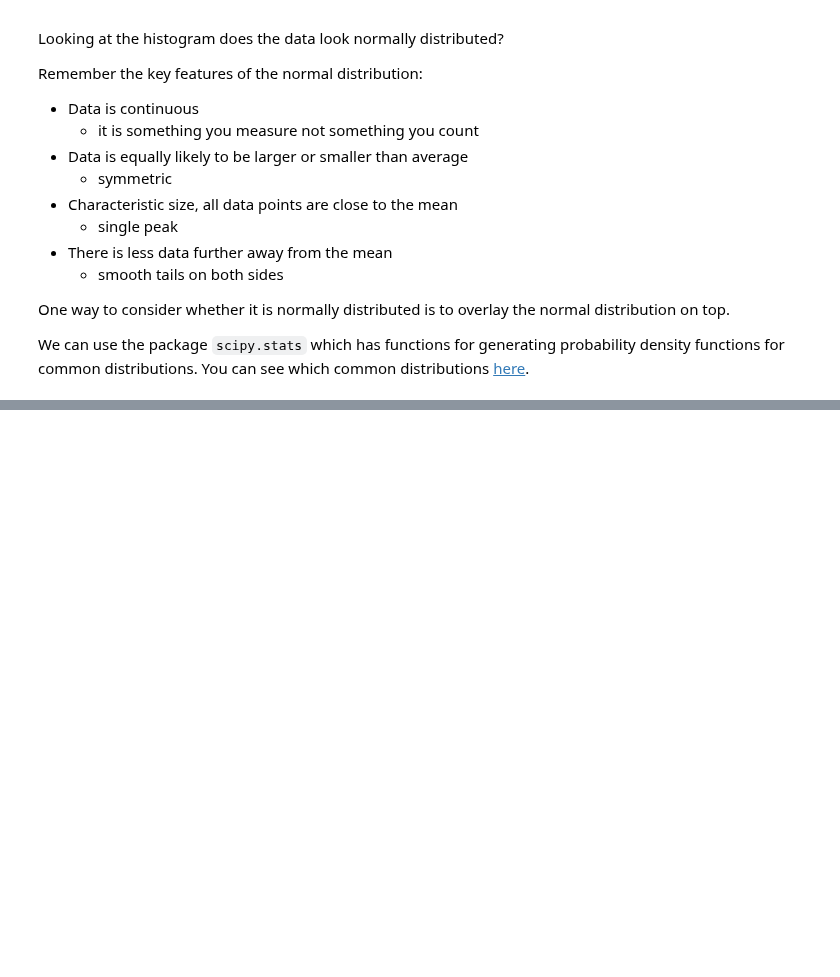
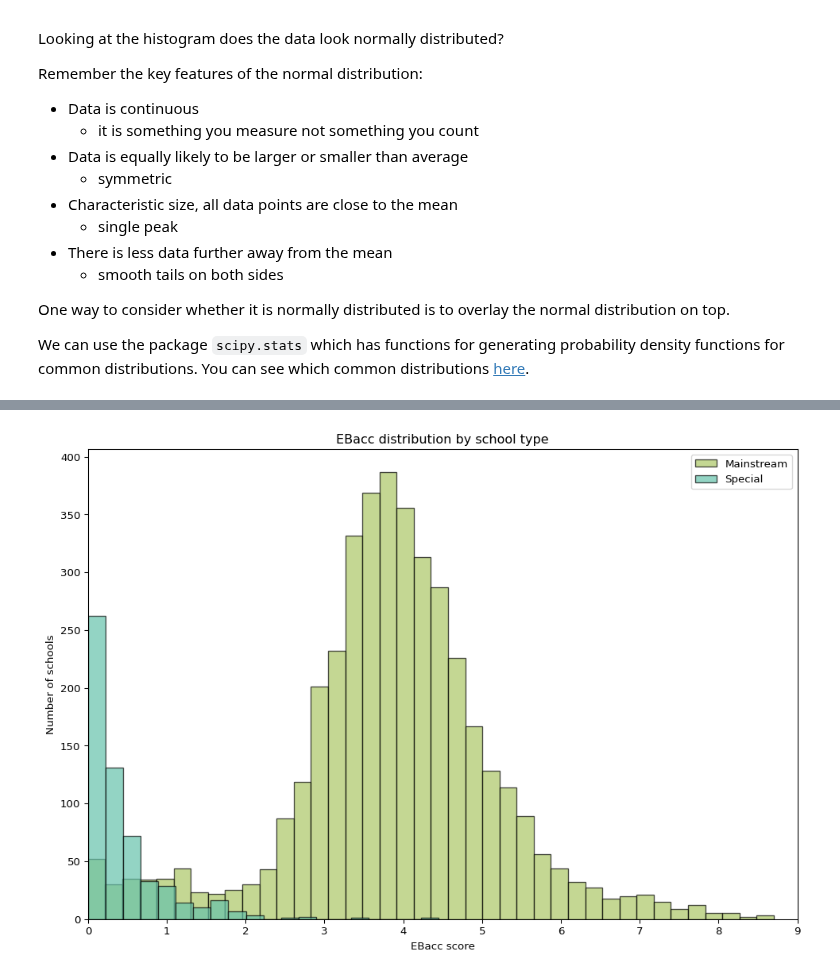
Before and after one commit to huanfachen/QM, a Jupyter notebook: sessions/week2_practical.ipynb, the cells around one changed output, grey strips where cells are left out. Cells and saved outputs as stored; diff of their text form; code cells hidden in the pictures; blank space fills up the shorter version.

```diff
--- a/sessions/week2_practical.ipynb
+++ b/sessions/week2_practical.ipynb
@@ -210,0 +359,15 @@ color is redundantly defined by the 'color' keyword argument and the fmt string
+# %%
+# histogram of # plot histogram of EBACCAPS by RECTYPE
+n_bins = {1:40, 2:20}
+fig, ax = plt.subplots(figsize=(12, 8))
+for rectype, color, label in zip([1, 2], ['#abc766', '#66c2ab'], ['Mainstream', 'Special']):
+    ax.hist(df_ks4.loc[df_ks4['RECTYPE'] == rectype, 'EBACCAPS'].dropna(), bins=n_bins[rectype], alpha=0.7, color=color, edgecolor='black', label=label)
+ax.set_title('EBacc distribution by school type')
+ax.set_xlabel('EBacc score')
+ax.set_ylabel('Number of schools')
+ax.set_xlim(0,9)
+ax.legend()
+
+plt.show()
+# %% [output]
+[figure, added]
```
Also changed, not shown: parts of 36 cells of this notebook, 49 other files.
